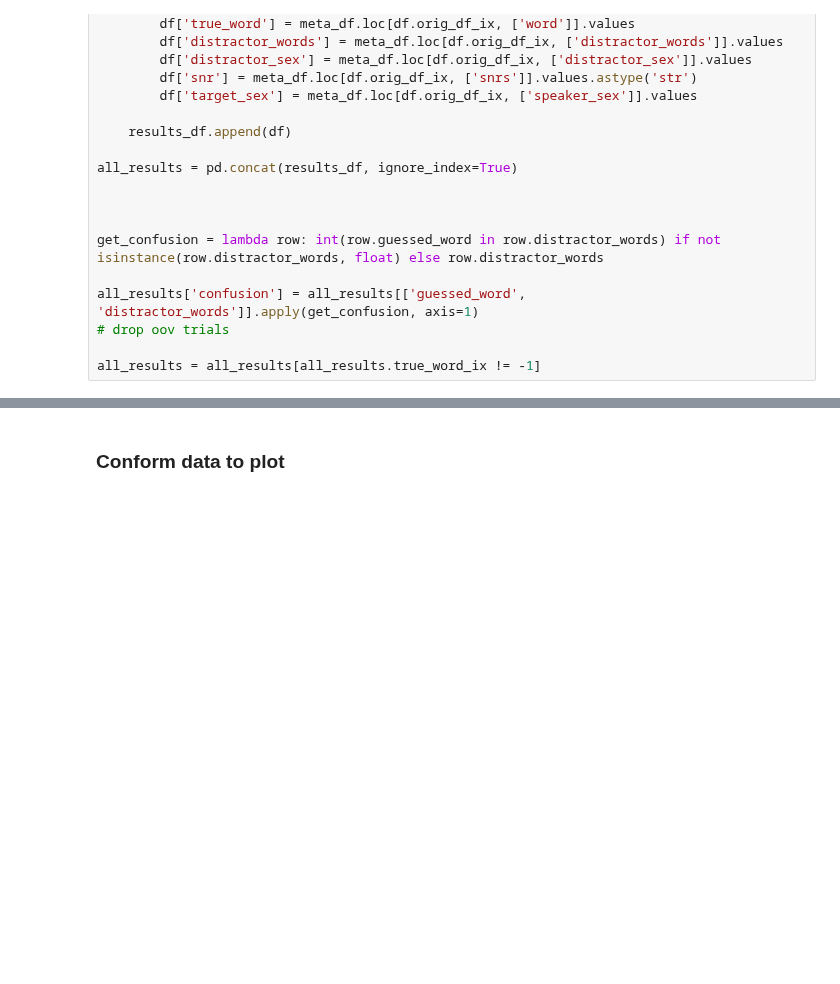
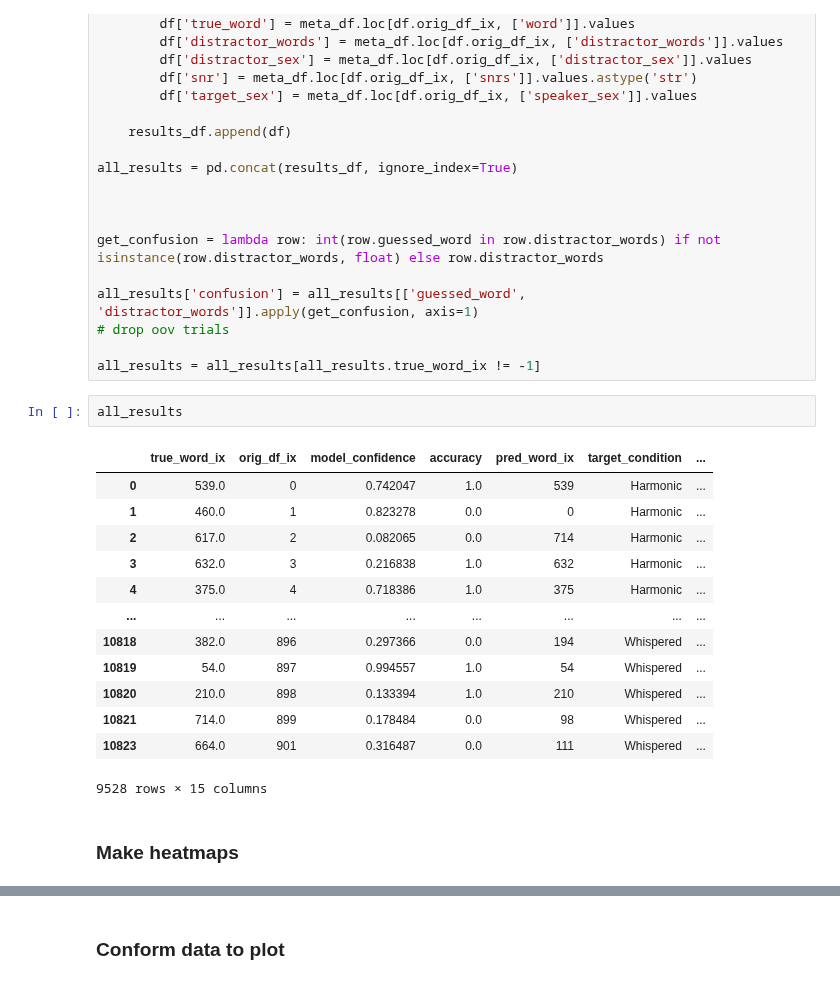
Before and after one commit to mcdermottLab/auditory_attention, a Jupyter notebook: notebooks/Mono_Results_Plots/Plot_Popham_Tests.ipynb, the cells around one changed output, grey strips where cells are left out. Drawn from its saved outputs; the diff is of its cells as text; blank space fills up the shorter version.

```diff
--- a/notebooks/Mono_Results_Plots/Plot_Popham_Tests.ipynb
+++ b/notebooks/Mono_Results_Plots/Plot_Popham_Tests.ipynb
@@ -135,3 +135,21 @@ all_results['confusion'] = all_results[['guessed_word', 'distractor_words']].app
 # drop oov trials
 
 all_results = all_results[all_results.true_word_ix != -1]
+# %%
+all_results
+# %% [output]
+|  | true_word_ix | orig_df_ix | model_confidence | accuracy | pred_word_ix | target_condition | ... |
+| 0 | 539.0 | 0 | 0.742047 | 1.0 | 539 | Harmonic | ... |
+| 1 | 460.0 | 1 | 0.823278 | 0.0 | 0 | Harmonic | ... |
+| 2 | 617.0 | 2 | 0.082065 | 0.0 | 714 | Harmonic | ... |
+| 3 | 632.0 | 3 | 0.216838 | 1.0 | 632 | Harmonic | ... |
+| 4 | 375.0 | 4 | 0.718386 | 1.0 | 375 | Harmonic | ... |
+| ... | ... | ... | ... | ... | ... | ... | ... |
+| 10818 | 382.0 | 896 | 0.297366 | 0.0 | 194 | Whispered | ... |
+| 10819 | 54.0 | 897 | 0.994557 | 1.0 | 54 | Whispered | ... |
+| 10820 | 210.0 | 898 | 0.133394 | 1.0 | 210 | Whispered | ... |
+| 10821 | 714.0 | 899 | 0.178484 | 0.0 | 98 | Whispered | ... |
+| 10823 | 664.0 | 901 | 0.316487 | 0.0 | 111 | Whispered | ... |
+9528 rows × 15 columns
+# %% [markdown]
+### Make heatmaps
```
Also changed, not shown: parts of 3 cells of this notebook.
